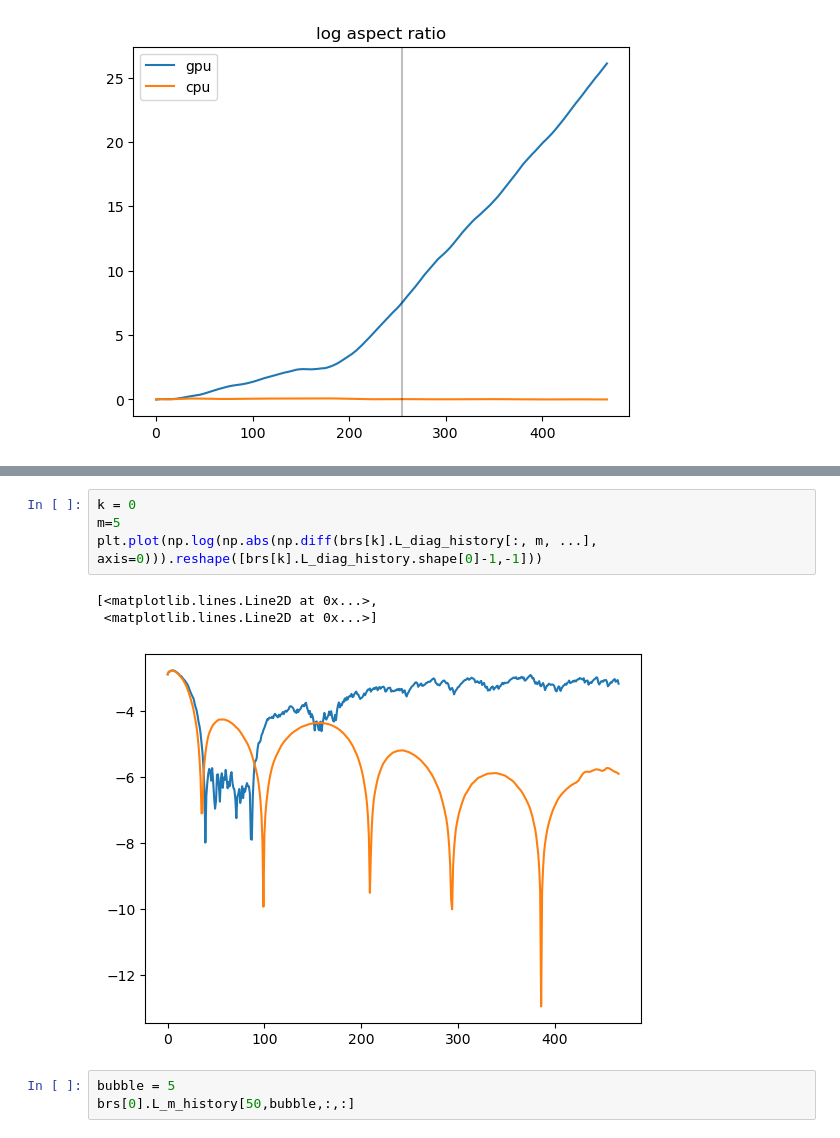
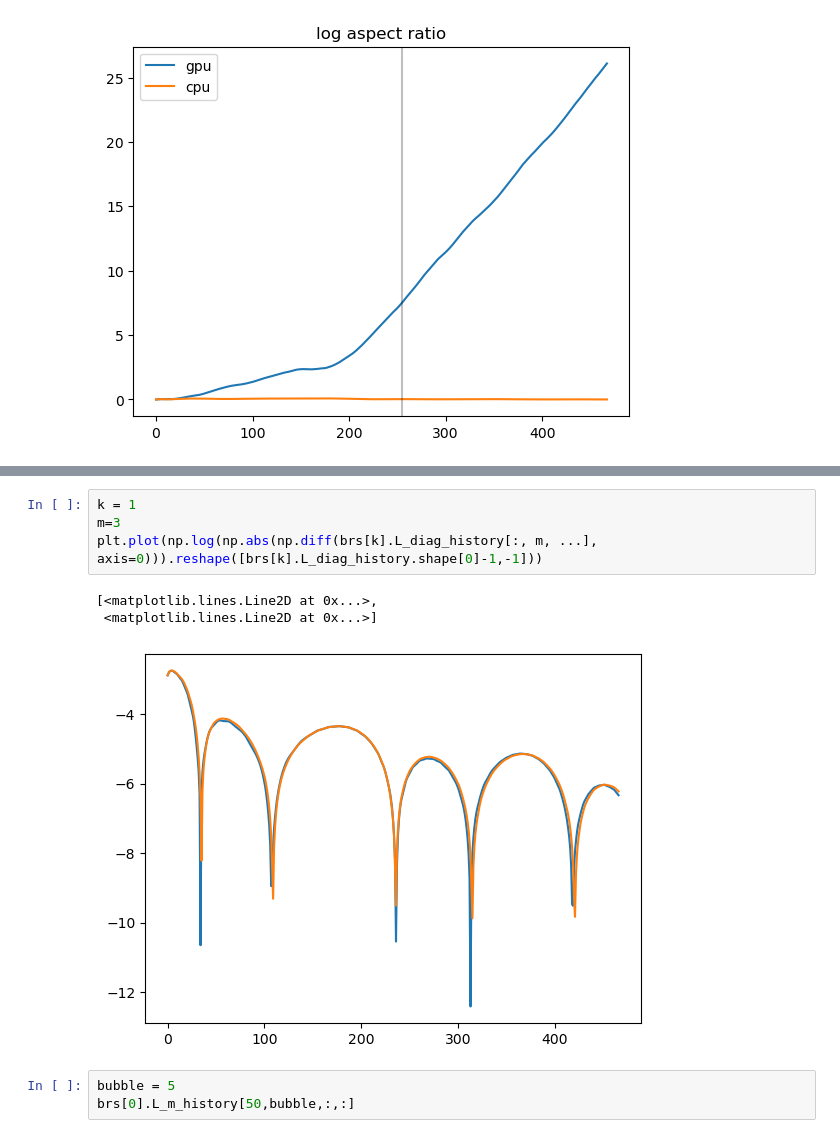
Before and after one commit to draeloslab/AdaptiveLatents, a Jupyter notebook: scripts/debug jax/run_example.ipynb, the cells around one changed output, grey strips where cells are left out. Drawn from its saved outputs; the diff is of its cells as text.

```diff
--- a/scripts/debug jax/run_example.ipynb
+++ b/scripts/debug jax/run_example.ipynb
@@ -348,11 +344,11 @@ plt.plot(np.log(np.abs(np.diff(brs[k].L_history[:, m, ...], axis=0))).reshape([-
 # %%
-k = 0
-m=5
+k = 1
+m=3
 plt.plot(np.log(np.abs(np.diff(brs[k].L_diag_history[:, m, ...], axis=0))).reshape([brs[k].L_diag_history.shape[0]-1,-1]))
 # %% [output]
 [<matplotlib.lines.Line2D at 0x...>,
  <matplotlib.lines.Line2D at 0x...>]
-[figure, old version]
+[figure, new version]
 # %%
 bubble = 5
 brs[0].L_m_history[50,bubble,:,:]
```
Also changed, not shown: parts of 2 cells of this notebook, 25 other files.
